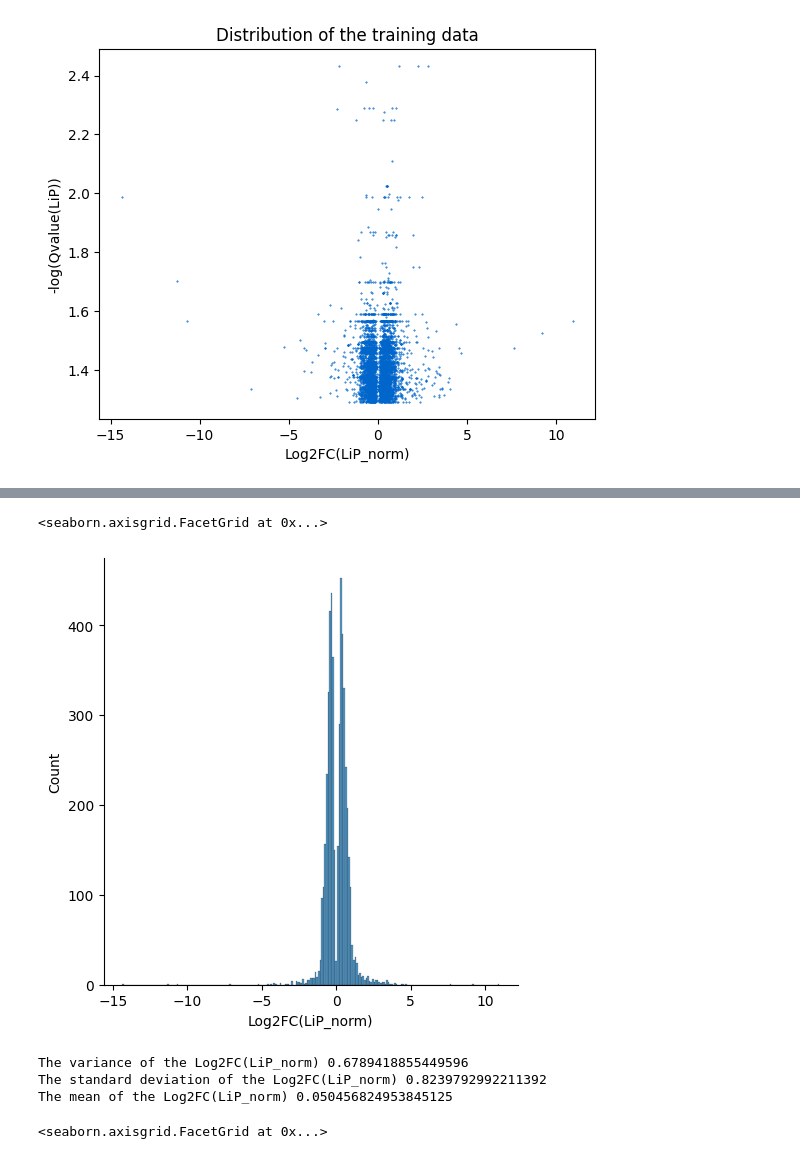
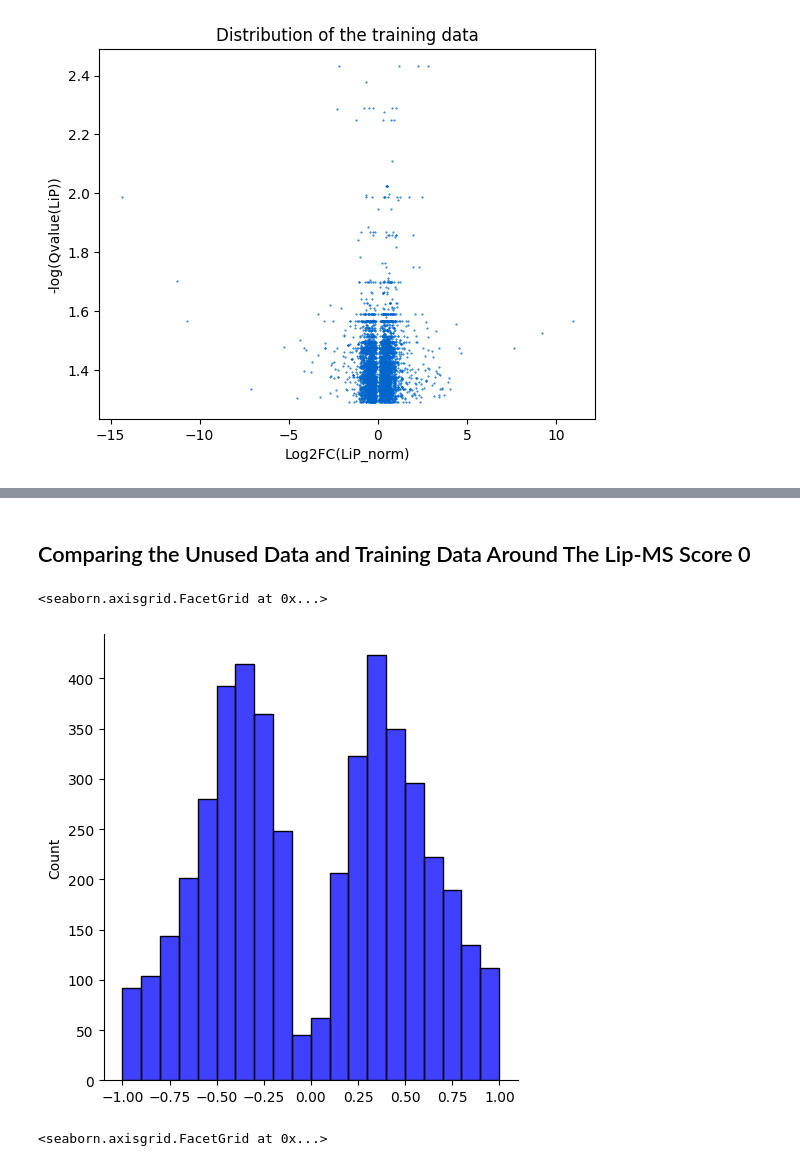
Before and after one commit to gustavoschewinski/tuning-protein, a Jupyter notebook: 0.data-analysis.ipynb, the cells around one changed output, grey strips where cells are left out. Cells and saved outputs as stored; diff of their text form; code cells hidden in the pictures.

```diff
--- a/0.data-analysis.ipynb
+++ b/0.data-analysis.ipynb
@@ -159,17 +127,9 @@ pp.plot(scores)
-# %%
-sns.displot(df, x = "Log2FC(LiP_norm)")
-# %% [output]
-<seaborn.axisgrid.FacetGrid at 0x...>
-[figure, removed]
-# %%
-var_lip_scores = np.var(scores)
-std_lip_scores = np.std(scores)
-mean_lip_scores = np.mean(scores)
-print("The variance of the Log2FC(LiP_norm)", var_lip_scores)
-print("The standard deviation of the Log2FC(LiP_norm)", std_lip_scores)
-print("The mean of the Log2FC(LiP_norm)", mean_lip_scores)
-# %% [output]
-The variance of the Log2FC(LiP_norm) 0.6789418855449596
-The standard deviation of the Log2FC(LiP_norm) 0.8239792992211392
-The mean of the Log2FC(LiP_norm) 0.050456824953845125
+# %% [markdown]
+## Comparing the Unused Data and Training Data Around The Lip-MS Score 0
+# %%
+training_close_zero = list(filter( lambda x : np.abs(x)<1 ,df["Log2FC(LiP_norm)"]))
+sns.displot(training_close_zero, color = 'blue')
+# %% [output]
+<seaborn.axisgrid.FacetGrid at 0x...>
+[figure, added]
 # %%
```
Also changed, not shown: parts of 28 cells of this notebook.
